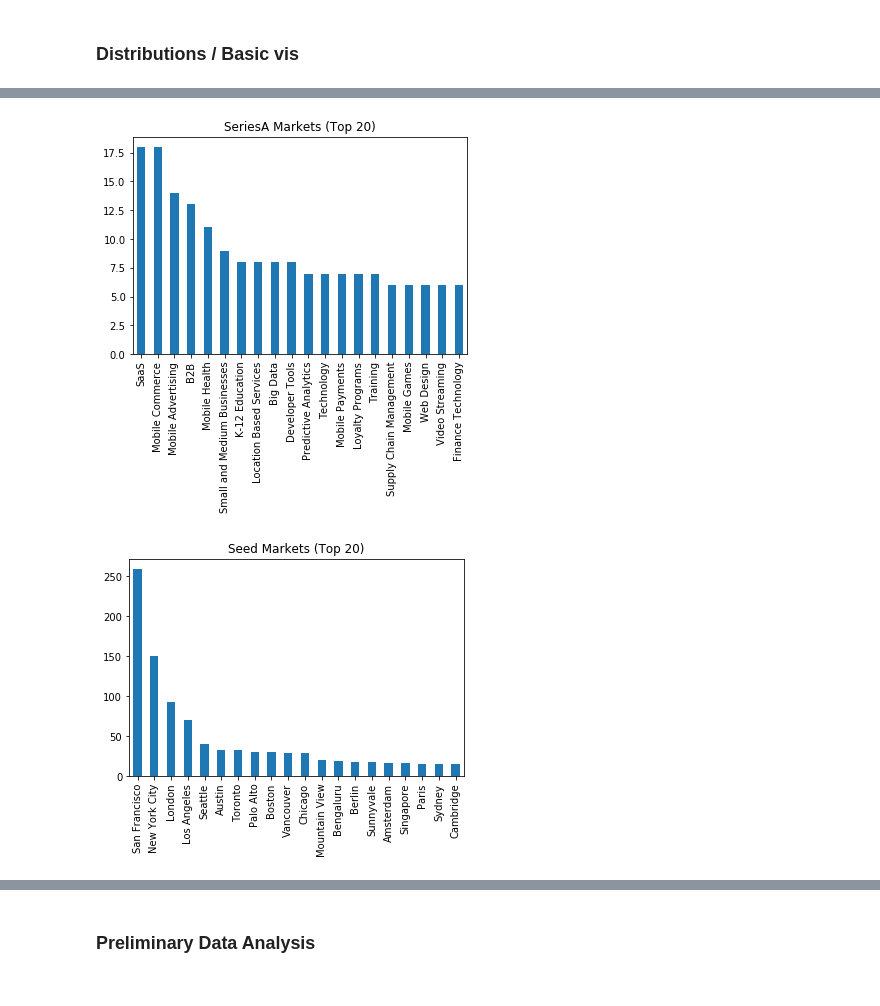
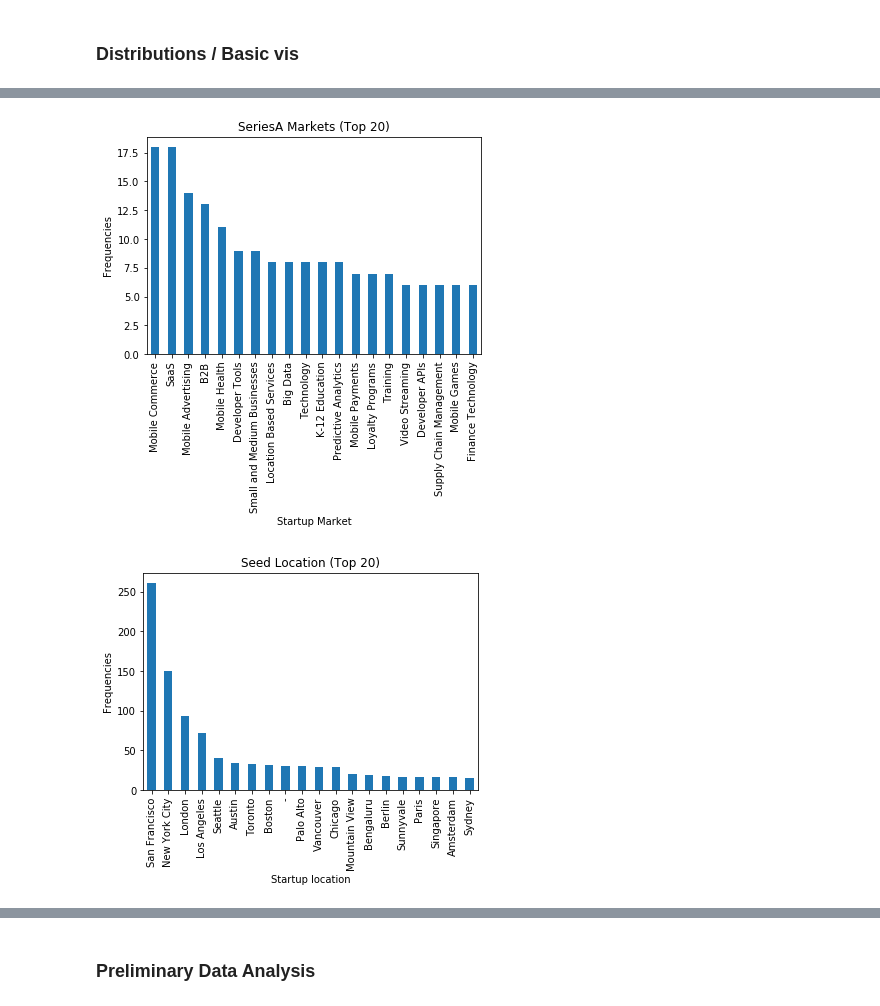
Before and after one commit to xiaoxiang-ma/predicting-angelist-startup-performances, a Jupyter notebook: datavis.ipynb, the cells around one changed output, grey strips where cells are left out. Cells and saved outputs as stored; diff of their text form; code cells hidden in the pictures.

```diff
--- a/datavis.ipynb
+++ b/datavis.ipynb
@@ -14,8 +14,8 @@ from pprint import pprint
 ### Generating data frames
 # %%
 comp = pd.read_csv('companies.csv')
-comp = comp[comp.lat.notna() & comp.stage.notna()
-     & comp.name.notna() & comp["size_numeric"].notna()]
+# comp = comp[comp.lat.notna() & comp.stage.notna()
+#      & comp.name.notna() & comp["size_numeric"].notna()]
 # %%
 comp.columns
 # %% [output]
@@ -63,15 +79,20 @@ plt.show()
 # %%
 comp[comp['stage'] == "Series A"]['market'].value_counts()[:20].plot(kind='bar')
 plt.title("SeriesA Markets (Top 20)")
+plt.xlabel("Startup Market")
+plt.ylabel("Frequencies")
+
 plt.show()
 # %% [output]
-[figure, old version]
+[figure, new version]
 # %%
 comp[comp['stage'] == "Seed"]['location'].value_counts()[:20].plot(kind='bar')
 plt.title("Seed Location (Top 20)")
+plt.xlabel("Startup location")
+plt.ylabel("Frequencies")
 plt.show()
 # %% [output]
-[figure, old version]
+[figure, new version]
 # %%
 comp[comp['stage'] == "Series A"]['location'].value_counts()[:20].plot(kind='bar')
 plt.title("SeriesA Location (Top 20)")
```
Also changed, not shown: parts of 8 cells of this notebook.
